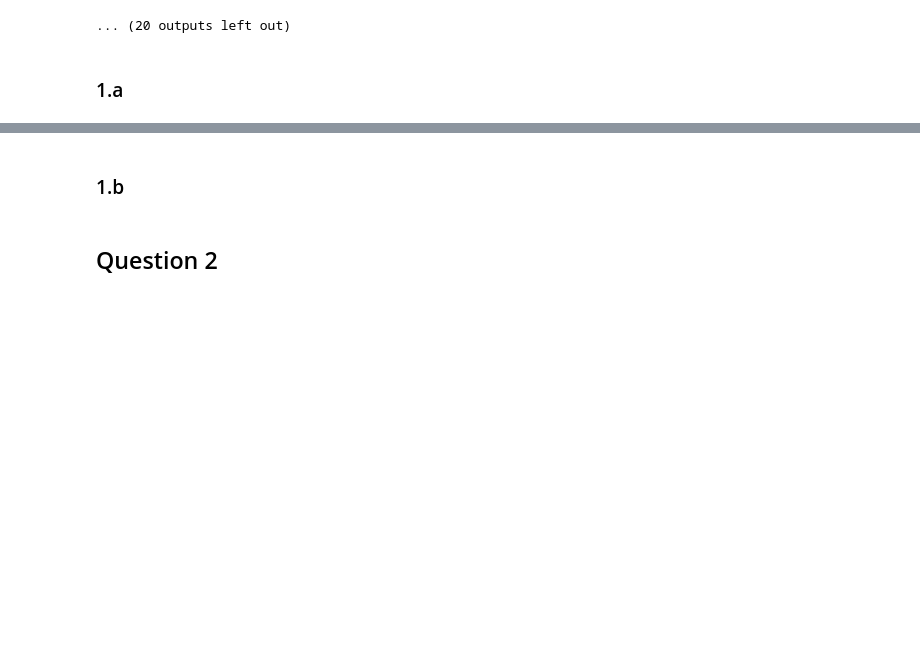
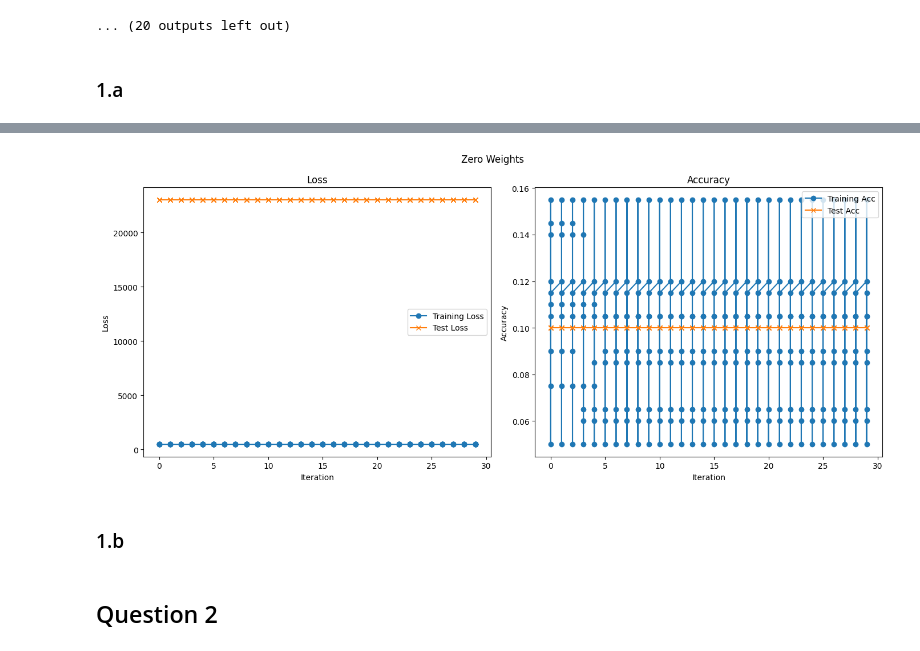
Before and after one commit to KeithLin724/NYCU_DeepLearning_2025, a Jupyter notebook: HW1/hw1__StudentID_.ipynb, the cells around one changed output, grey strips where cells are left out. Drawn from its saved outputs; the diff is of its cells as text; code cells hidden in the pictures; blank space fills up the shorter version.

```diff
--- a/HW1/hw1__StudentID_.ipynb
+++ b/HW1/hw1__StudentID_.ipynb
@@ -625,7 +667,7 @@ print(model_zero)
  'loss_func': 'crossentropy',
  'output_dim': 10}
 # %%
-config = base_train_conf | {"open_shuffle": False, "save_folder": "./fashion_zero_logs"}
+config = base_train_conf | {"open_shuffle": False, "save_folder": "./fashion_zero_logs", "addition_check_data": {"x": x_test, "y": y_test}}
 # %%
-model_zero.train(**config)
+log_zero = model_zero.train(**config)
 # %% [output]
@@ -647,3 +693,7 @@ epoch 11, loss 138155.11236897722, acc 0.1
+# %%
+plot_graph_plt(log_zero.iloc[::30], "Zero Weights")
+# %% [output]
+[figure, added]
 # %% [markdown]
 ### 1.b
 # %% [markdown]
```
Also changed, not shown: parts of 22 cells of this notebook.
